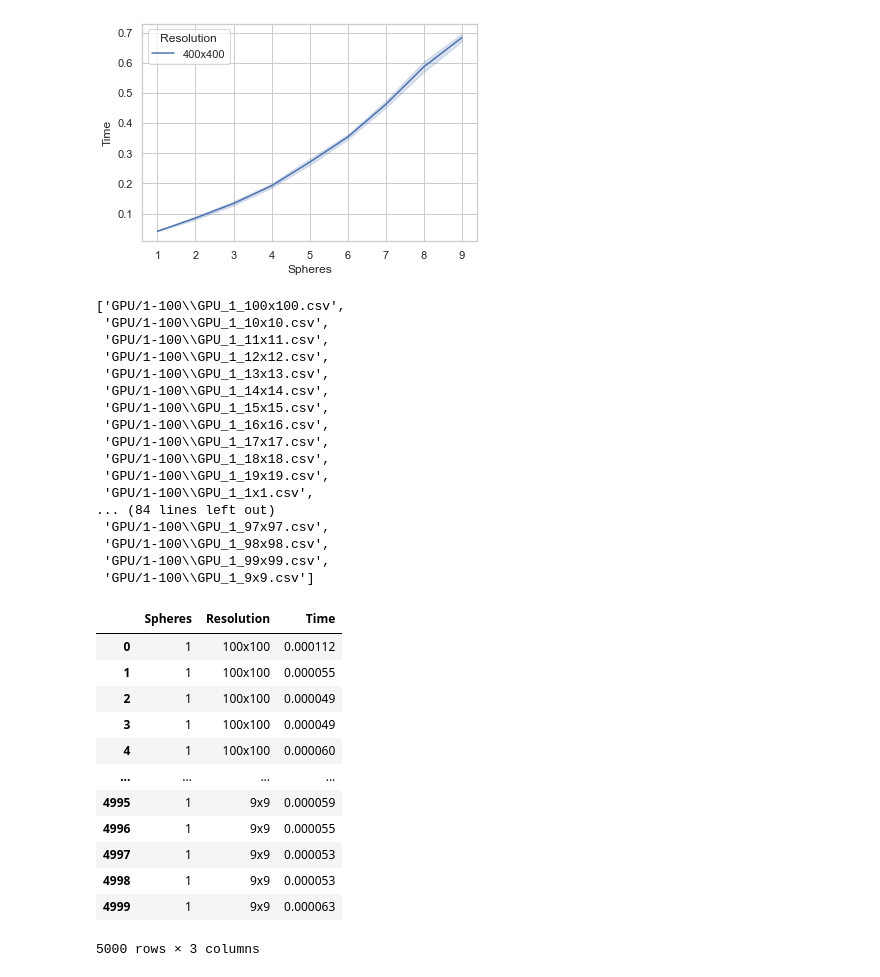
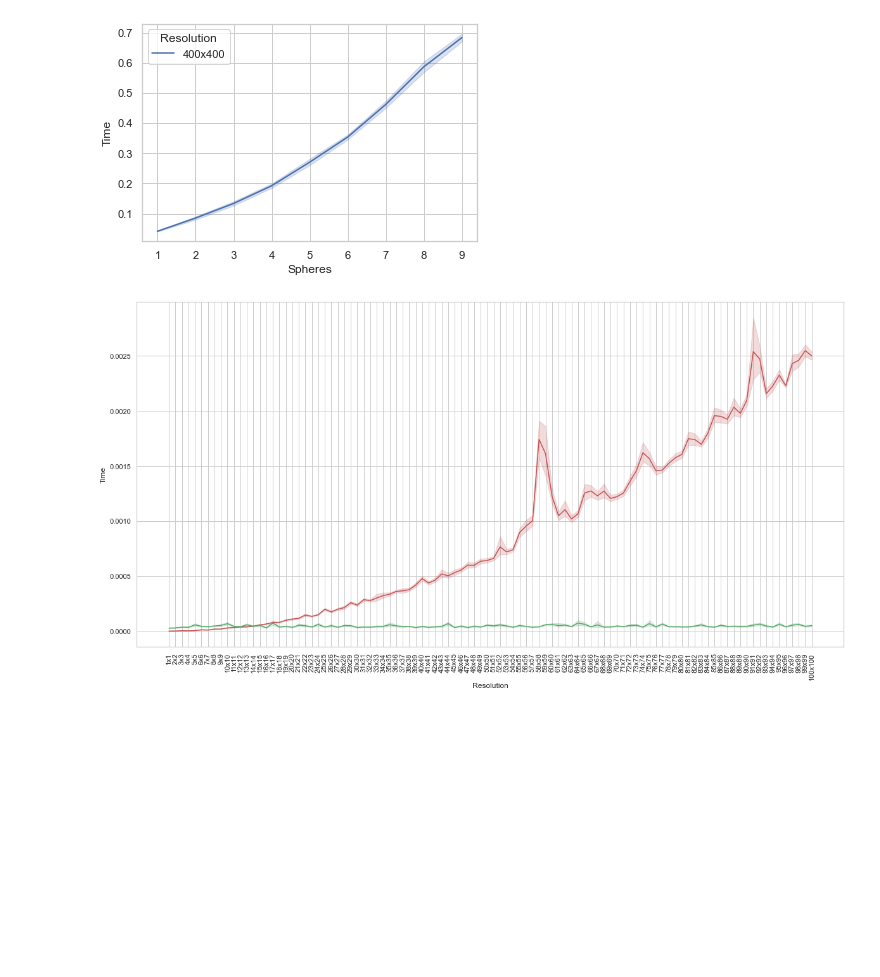
Before and after one commit to skvarre/raytracing, a Jupyter notebook: src/data.ipynb, the cells around one changed output. Saved outputs shown, nothing was run; the diff lists cells and outputs as text; code cells hidden in the pictures; blank space fills up the shorter version.

```diff
--- a/src/data.ipynb
+++ b/src/data.ipynb
@@ -35,49 +36,41 @@ ax = sns.lineplot(x="Spheres", y="Time", hue="Resolution", data=tips2)
 450 rows × 3 columns
 [figure]
 # %%
-# joined_files = os.path.join("GPU/1-100/GPU_*_*x*.csv")
-joined_files = os.path.join("GPU/1-100/*.csv")
-joined_list = glob.glob(joined_files)
-display(joined_list)
+joined_files = os.path.join("CPU/1-100/*.csv")
+joined_files2 = os.path.join("GPU/1-100/*.csv")
+joined_list = sorted(glob.glob(joined_files))
+joined_list2 = glob.glob(joined_files2)
+# display(joined_list)
 # tips2 = pd.read_csv('test1.csv')
-tips2 = pd.concat(map(pd.read_csv, joined_list), ignore_index=True)
-tips2.to_csv("GPU_1-100.csv")
-tips2.sort_values(["Resolution"], ascending=[True])
-# tips2["Time"] = tips2["Time"].astype("double")
-display(tips2)
+test = pd.concat(map(pd.read_csv, joined_list), ignore_index=True)
+test2 = pd.concat(map(pd.read_csv, joined_list2), ignore_index=True)
 
 
+# tips2 = pd.read_csv("GPU_1-100.csv")
+# tips3 = pd.read_csv("CPU_1-100.csv")
+# tips4 = pd.read_csv("GPU-1-1200.csv")
+search = []
+for values in test['Resolution']:
+    search.append(re.search(r'(\d+)x', values).group(1))
+test['Width'] = search
+test['Width'] = test['Width'].astype('int')
+test = test.sort_values(["Width"], ascending=[True])
+# display(test)
+# tips2["Time"] = tips2["Time"].astype("double")
+# display(tips2)
+search2 = []
+for values in test2['Resolution']:
+    search2.append(re.search(r'(\d+)x', values).group(1))
+test2['Width'] = search2
+test2['Width'] = test2['Width'].astype('int')
+test2 = test2.sort_values(["Width"], ascending=[True])
 
-# ax = sns.lineplot(x="Resolution", y="Time", hue="Spheres", data=tips2)
+
+plt.figure(figsize=(20,10))
+ax = sns.lineplot(x="Resolution", y="Time", data=test, color='r')
+ax = sns.lineplot(x="Resolution", y="Time", data=test2, color='g')
 # ax.set_yscale("log") # use log
+# plt.show()
+plt.xticks(rotation=90);
 # %% [output]
-['GPU/1-100\\GPU_1_100x100.csv',
- 'GPU/1-100\\GPU_1_10x10.csv',
- 'GPU/1-100\\GPU_1_11x11.csv',
- 'GPU/1-100\\GPU_1_12x12.csv',
- 'GPU/1-100\\GPU_1_13x13.csv',
- 'GPU/1-100\\GPU_1_14x14.csv',
- 'GPU/1-100\\GPU_1_15x15.csv',
- 'GPU/1-100\\GPU_1_16x16.csv',
- 'GPU/1-100\\GPU_1_17x17.csv',
- 'GPU/1-100\\GPU_1_18x18.csv',
- 'GPU/1-100\\GPU_1_19x19.csv',
- 'GPU/1-100\\GPU_1_1x1.csv',
-... (84 lines left out)
- 'GPU/1-100\\GPU_1_97x97.csv',
- 'GPU/1-100\\GPU_1_98x98.csv',
- 'GPU/1-100\\GPU_1_99x99.csv',
- 'GPU/1-100\\GPU_1_9x9.csv']
-|  | Spheres | Resolution | Time |
-| 0 | 1 | 100x100 | 0.000112 |
-| 1 | 1 | 100x100 | 0.000055 |
-| 2 | 1 | 100x100 | 0.000049 |
-| 3 | 1 | 100x100 | 0.000049 |
-| 4 | 1 | 100x100 | 0.000060 |
-| ... | ... | ... | ... |
-| 4995 | 1 | 9x9 | 0.000059 |
-| 4996 | 1 | 9x9 | 0.000055 |
-| 4997 | 1 | 9x9 | 0.000053 |
-| 4998 | 1 | 9x9 | 0.000053 |
-| 4999 | 1 | 9x9 | 0.000063 |
-5000 rows × 3 columns
+[figure, added]
```
Also changed, not shown: parts of 1 cell of this notebook.
